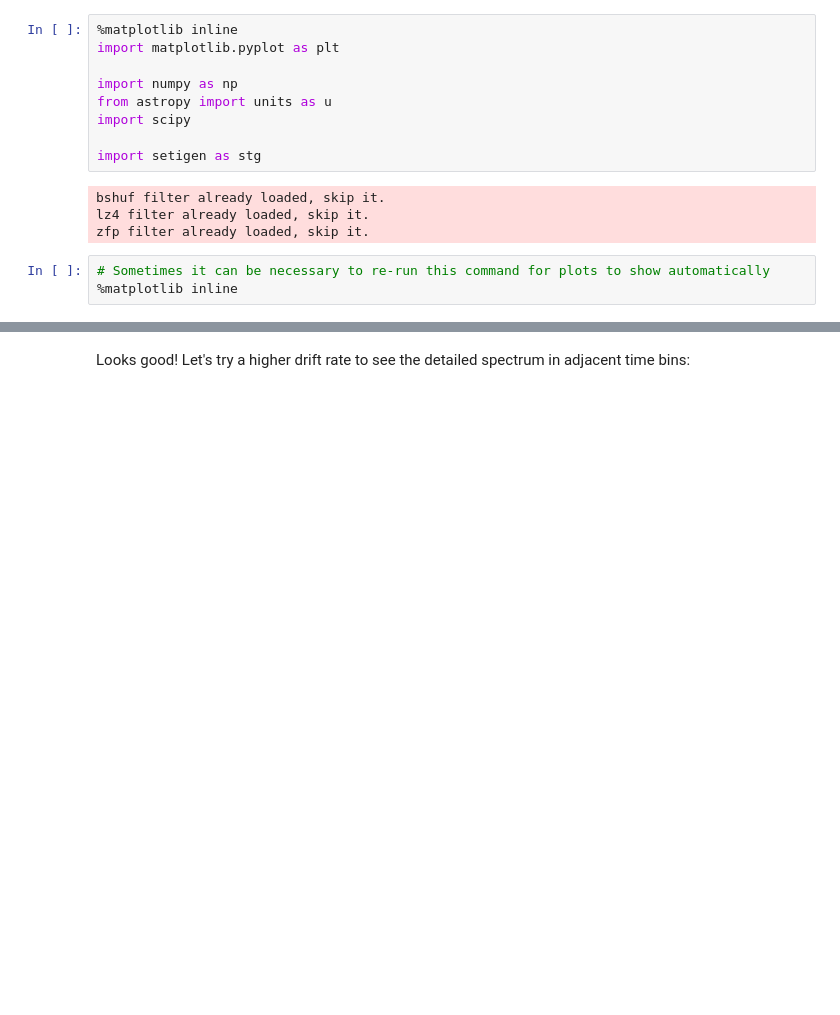
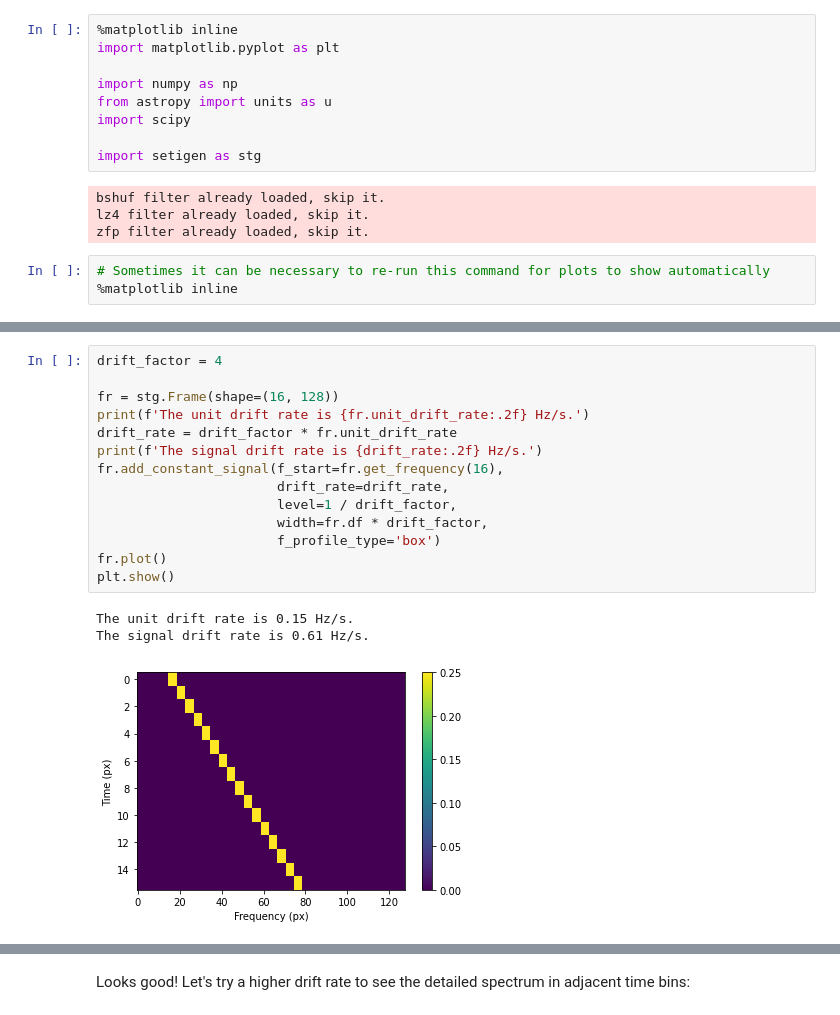
Before and after one commit to bbrzycki/setigen, a Jupyter notebook: jupyter-notebooks/spectrogram/doppler_smearing.ipynb, the cells around one changed output, grey strips where cells are left out. Cells and saved outputs as stored; diff of their text form; blank space fills up the shorter version.

```diff
--- a/jupyter-notebooks/spectrogram/doppler_smearing.ipynb
+++ b/jupyter-notebooks/spectrogram/doppler_smearing.ipynb
@@ -22,0 +37,18 @@ To see this effect for "real", you can use `setigen.voltage` to simulate a drift
+# %%
+drift_factor = 4
+
+fr = stg.Frame(shape=(16, 128))
+print(f'The unit drift rate is {fr.unit_drift_rate:.2f} Hz/s.')
+drift_rate = drift_factor * fr.unit_drift_rate
+print(f'The signal drift rate is {drift_rate:.2f} Hz/s.')
+fr.add_constant_signal(f_start=fr.get_frequency(16),
+                       drift_rate=drift_rate,
+                       level=1 / drift_factor,
+                       width=fr.df * drift_factor,
+                       f_profile_type='box')
+fr.plot()
+plt.show()
+# %% [output]
+The unit drift rate is 0.15 Hz/s.
+The signal drift rate is 0.61 Hz/s.
+[figure, added]
```
Also changed, not shown: parts of 17 cells of this notebook, 2 other files.
